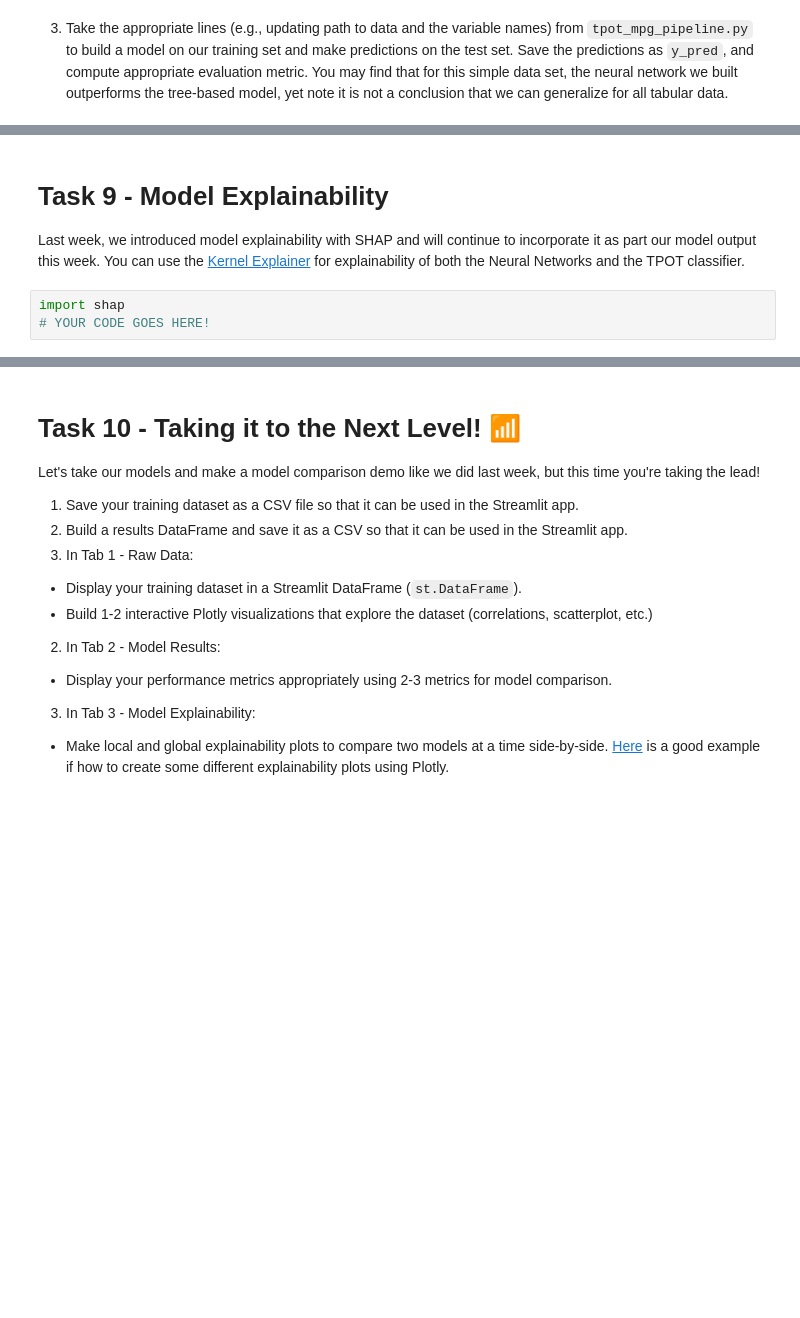
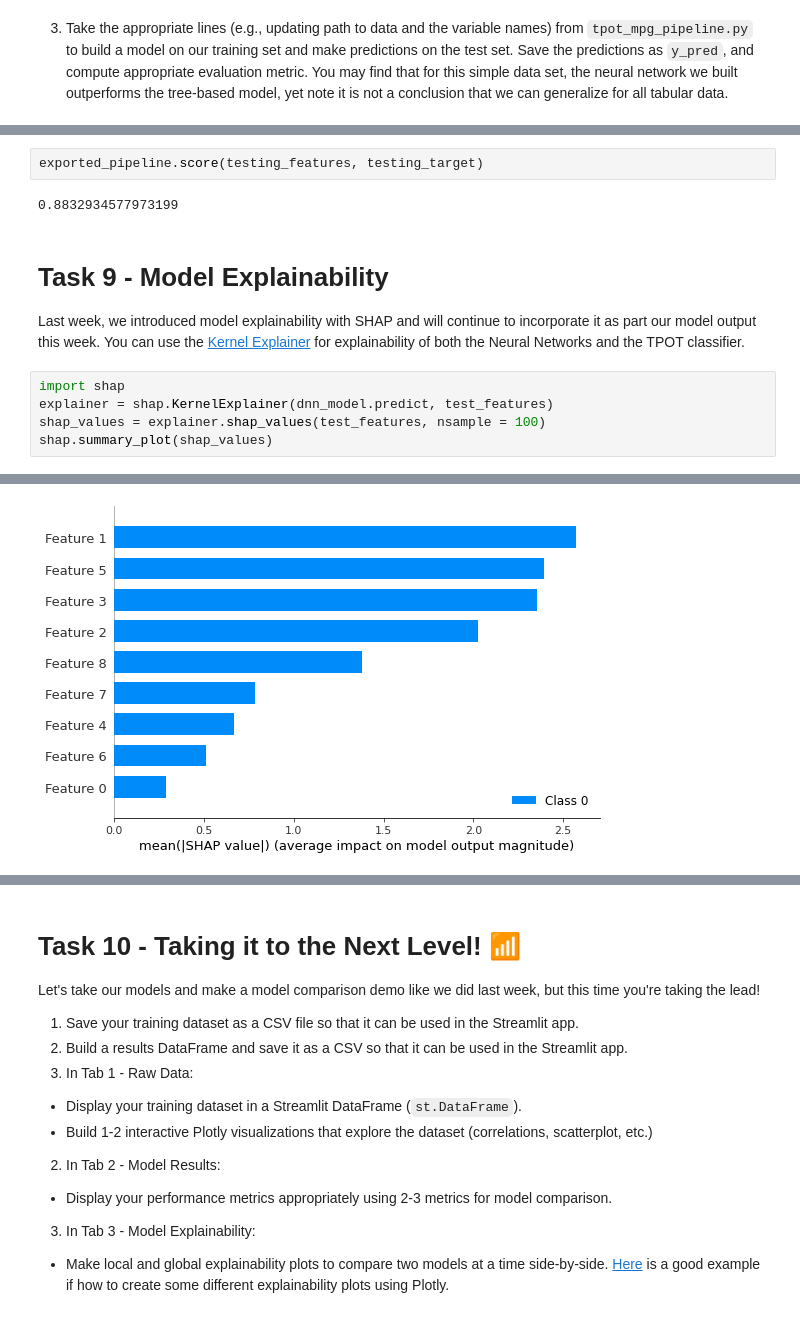
Before and after one commit to PanoEvJ/my-MLE-11, a Jupyter notebook: assignments/week-07-intro-dl/nb/fuel_efficiency.ipynb, the cells around one changed output, grey strips where cells are left out. Cells and saved outputs as stored; diff of their text form; blank space fills up the shorter version.

```diff
--- a/assignments/week-07-intro-dl/nb/fuel_efficiency.ipynb
+++ b/assignments/week-07-intro-dl/nb/fuel_efficiency.ipynb
@@ -755,7 +809,14 @@ You may find that for this simple data set, the neural network we built outperfo
+# %%
+exported_pipeline.score(testing_features, testing_target)
+# %% [output]
+0.8832934577973199
 # %% [markdown]
 # Task 9 - Model Explainability
 
 Last week, we introduced model explainability with SHAP and will continue to incorporate it as part our model output this week.  You can use the [Kernel Explainer](https://shap.readthedocs.io/en/latest/example_notebooks/tabular_examples/neural_networks/Census%20income%20classification%20with%20Keras.html) for explainability of both the Neural Networks and the TPOT classifier.
-# %%
-import shap
-# YOUR CODE GOES HERE!
+# %%
+import shap
+explainer = shap.KernelExplainer(dnn_model.predict, test_features)
+shap_values = explainer.shap_values(test_features, nsample = 100)
+shap.summary_plot(shap_values)
+# %% [output]
@@ -761,0 +841 @@ import shap
+[figure, added]
```
Also changed, not shown: parts of 27 cells of this notebook.
